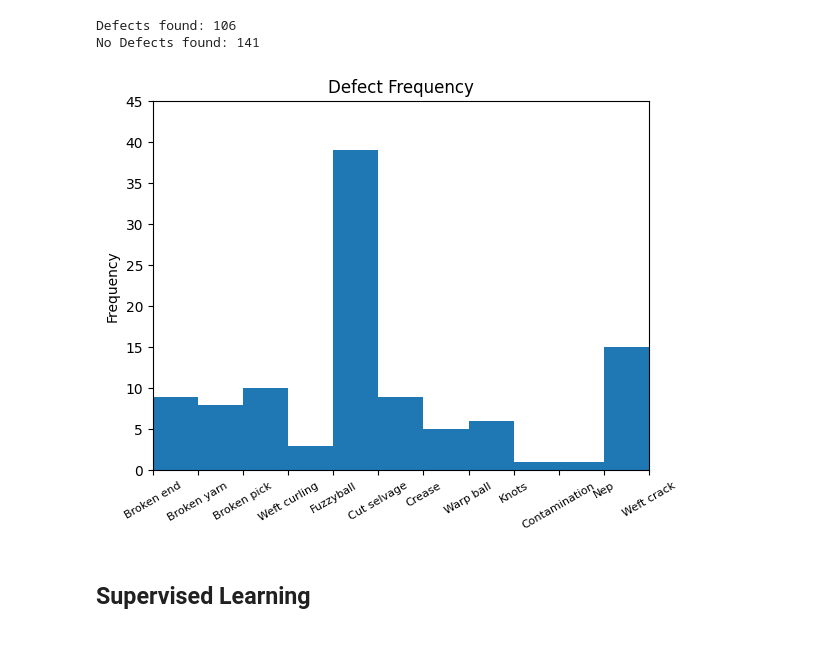
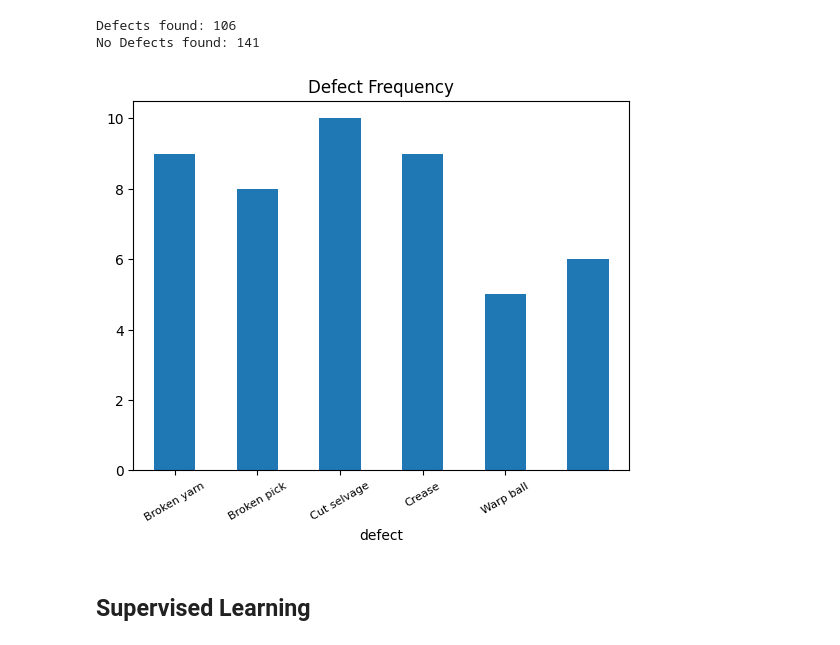
Before and after one commit to jobymcoby/LooprProject, a Jupyter notebook: notebooks/Demo.ipynb, the cells around one changed output. Cells and saved outputs as stored; diff of their text form; code cells hidden in the pictures.

```diff
--- a/notebooks/Demo.ipynb
+++ b/notebooks/Demo.ipynb
@@ -42,16 +44,17 @@ DEFECT_CODES = {
     2:	'Broken end',
     6:	'Broken yarn',
     10:	'Broken pick',
-    16:	'Weft curling',
-    19:	'Fuzzyball',
-    22:	'Cut selvage',
-    23:	'Crease',
+    #16:	'Weft curling',
+    #19:	'Fuzzyball',
+    22:  'Cut selvage',
+    23:  'Crease',
     25:	'Warp ball',
-    27:	'Knots',
-    29:	'Contamination',
-    30:	'Nep',
-    36:	'Weft crack'
+    #27:  'Knots',
+    #29:  'Contamination',
+    #30:  'Nep',
+    #36:  'Weft crack'
 }
+output_len = len(DEFECT_CODES)
 
 #encode defects to 0-12
 DEFECT_ENCODINGS = {}
@@ -66,4 +69,19 @@ def extract_labels(filepaths: list[str]) -> pd.DataFrame:
     image_df['defect'] = image_df['filepath'].map(lambda x: int(x.split('\\')[-1].split('_')[1]))
     image_df['fabric'] = image_df['filepath'].map(lambda x: int(x.split('\\')[-1].split('_')[2].split('.')[0]))
     return image_df
+# %%
+# Files names to image dataset
+defect_image_df = extract_labels(defect_file_paths)
+
+# drop unwanted labels
+defect_image_df = defect_image_df.drop(defect_image_df[defect_image_df['defect'] == 16].index)
+defect_image_df = defect_image_df.drop(defect_image_df[defect_image_df['defect'] == 19].index)
+defect_image_df = defect_image_df.drop(defect_image_df[defect_image_df['defect'] == 27].index)
+defect_image_df = defect_image_df.drop(defect_image_df[defect_image_df['defect'] == 29].index)
+defect_image_df = defect_image_df.drop(defect_image_df[defect_image_df['defect'] == 30].index)
+defect_image_df = defect_image_df.drop(defect_image_df[defect_image_df['defect'] == 36].index)
+
+# down sample
+no_defect_image_df = extract_labels(no_defect_file_paths)
+no_defect_image_df = no_defect_image_df.sample(n=80, random_state=1)
 # %%
@@ -78,14 +94,7 @@ image_df = pd.concat([defect_image_df, no_defect_image_df])
 # %%
-ax = defect_image_df['defect'].plot(
-    kind='hist',
-    bins=11,
-    xlim=(1,12),
-    ylim=(0,45),
-    title='Defect Frequency'
-  )
-plt.xticks(range(1,len(DEFECT_CODES)), list(DEFECT_CODES.values())[1:])
-
+ax = defect_image_df['defect'].value_counts().sort_index().plot(kind = 'bar', title='Defect Frequency')
+plt.xticks(range(0,len(DEFECT_CODES) - 1), list(DEFECT_CODES.values())[1:])
 ax.xaxis.set_tick_params(rotation=30, labelsize=8)
 plt.gca().spines[['top', 'right',]].set_visible(True)
 # %% [output]
-[figure, old version]
+[figure, new version]
```
Also changed, not shown: parts of 16 cells of this notebook.
